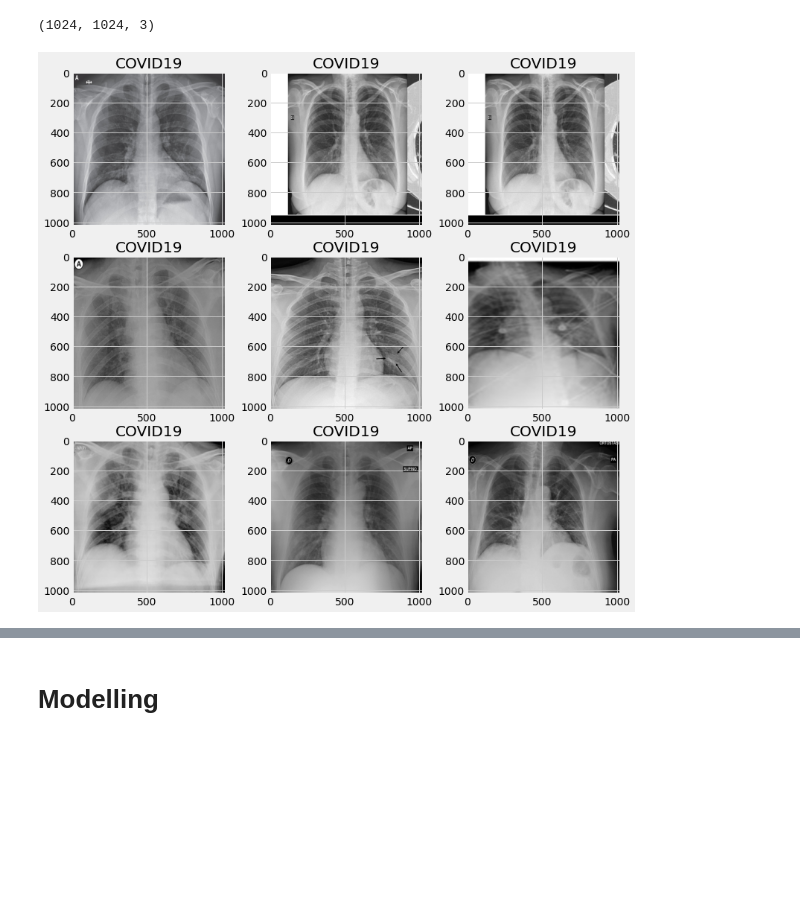
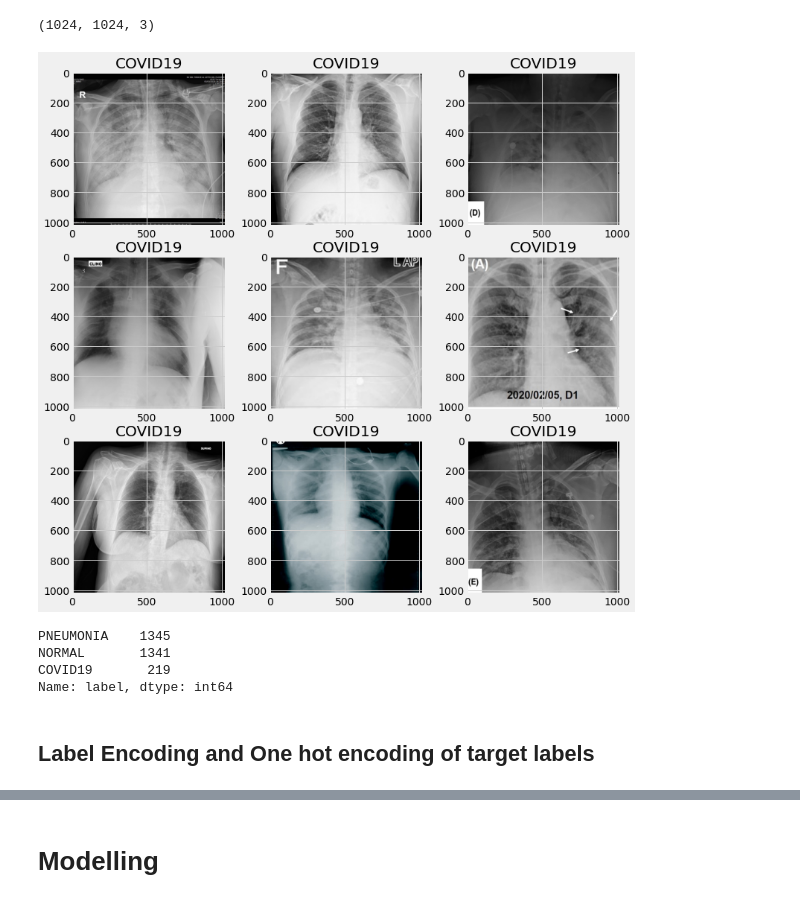
Before and after one commit to udaylunawat/Covid-19-Radiology, a Jupyter notebook: notebooks/COVID_19.ipynb, the cells around one changed output, grey strips where cells are left out. Cells and saved outputs as stored; diff of their text form; code cells hidden in the pictures; blank space fills up the shorter version.

```diff
--- a/notebooks/COVID_19.ipynb
+++ b/notebooks/COVID_19.ipynb
@@ -289,13 +339,13 @@ print(image.shape)
 # %% [output]
 (1024, 1024, 3)
 # %%
-COVID19images = os.listdir("/content/covid/COVID-19 Radiography Database/COVID-19")
+COVID19images = os.listdir("data/0_raw/COVID-19 Radiography Database/COVID-19")
 
 plt.figure(figsize=(12,12))
 for i in range(9):
     plt.subplot(3, 3, i + 1)
-    plt.imshow(plt.imread(os.path.join("/content/covid/COVID-19 Radiography Database/COVID-19",COVID19images[i])),cmap='gray')
+    plt.imshow(plt.imread(os.path.join("data/0_raw/COVID-19 Radiography Database/COVID-19",COVID19images[i])),cmap='gray')
     plt.title("COVID19")
 plt.show()
 # %% [output]
-[figure, old version]
+[figure, new version]
@@ -326,3 +352,12 @@ df['Labels'].value_counts()
+# %%
+data['label'].value_counts()
+# %% [output]
+PNEUMONIA    1345
+NORMAL       1341
+COVID19       219
+Name: label, dtype: int64
+# %% [markdown]
+## Label Encoding and One hot encoding of target labels
 # %%
 from tensorflow.keras.utils import to_categorical
 from sklearn.preprocessing import LabelEncoder
```
Also changed, not shown: parts of 72 cells of this notebook.
